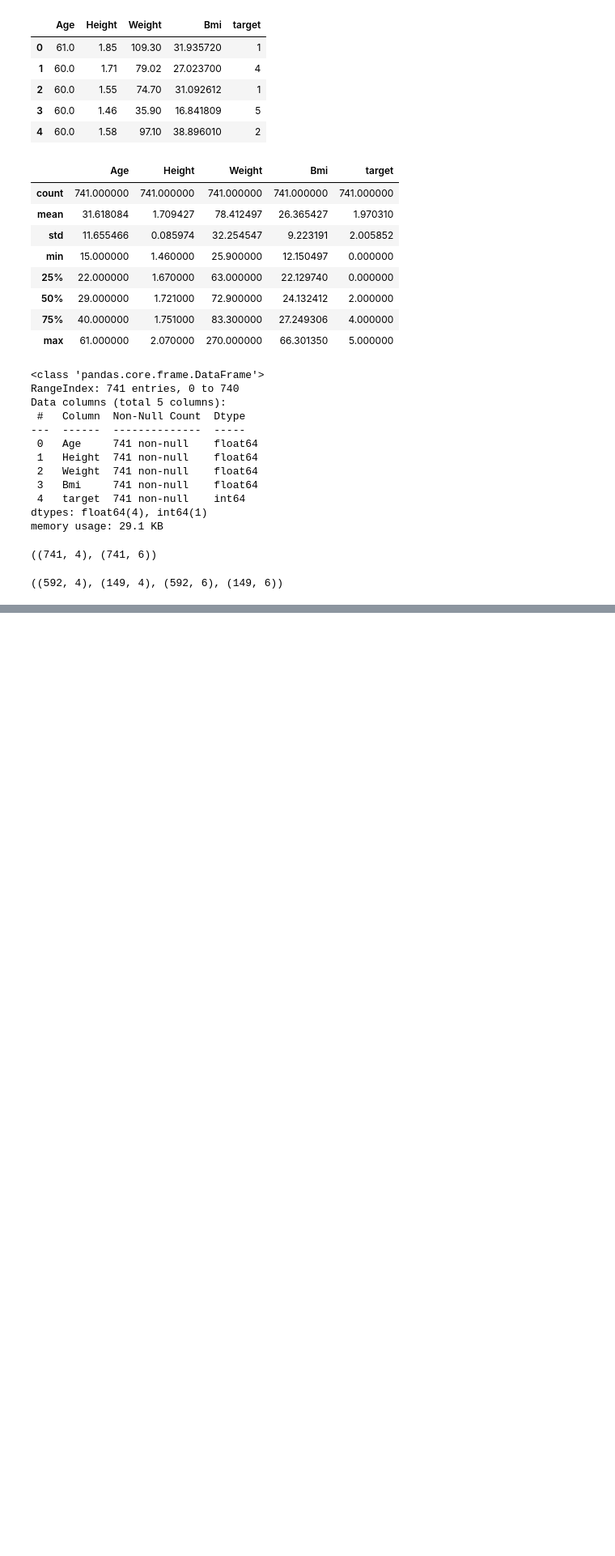
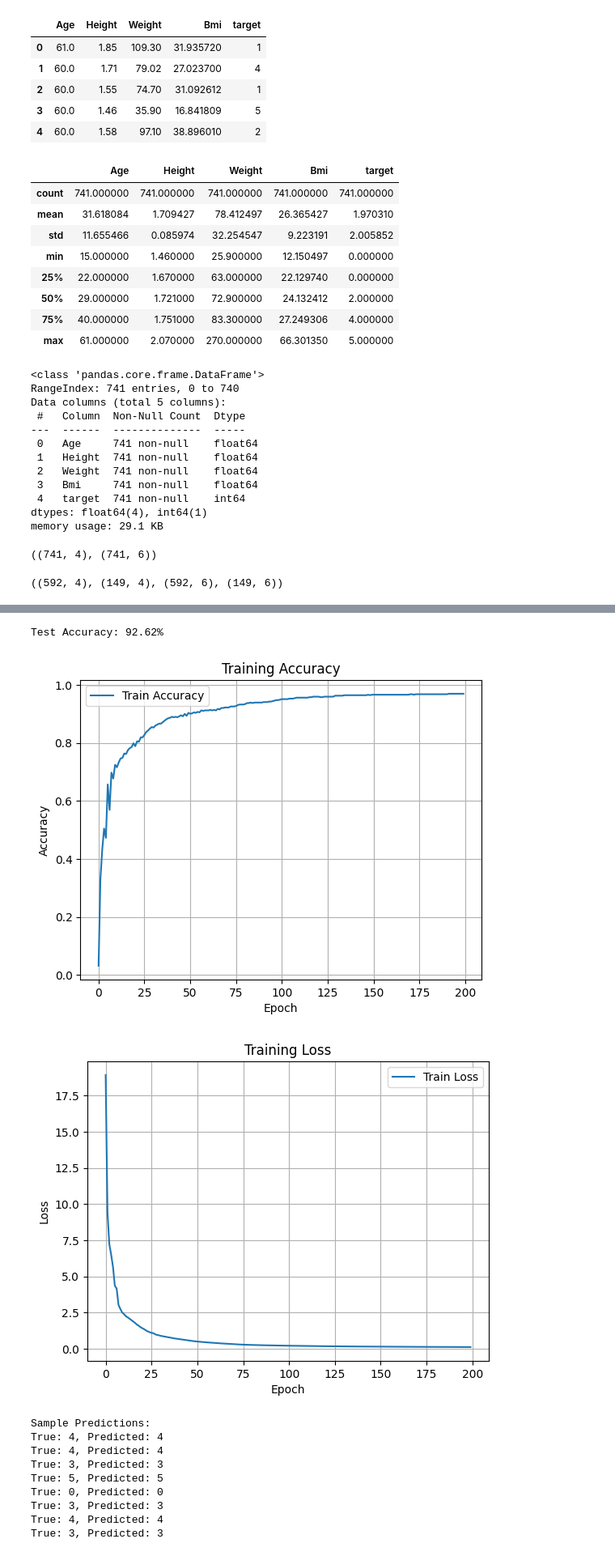
Before and after one commit to jenishit/NeuralNetwork, a Jupyter notebook: Multilayer_Perceptron_Iris_Dataset.ipynb, the cells around one changed output, grey strips where cells are left out. Shown at 81% size. Drawn from its saved outputs; the diff is of its cells as text; code cells hidden in the pictures; blank space fills up the shorter version.

```diff
--- a/Multilayer_Perceptron_Iris_Dataset.ipynb
+++ b/Multilayer_Perceptron_Iris_Dataset.ipynb
@@ -175,0 +235,3 @@ Best model test accuracy: 99.33%
+# %%
+# Train-test split
+X_train, X_test, y_train, y_test = train_test_split(x_scaled, y_encoded, test_size=0.2, random_state=42)
@@ -175,0 +253,20 @@ Best model test accuracy: 99.33%
+# %%
+# Network architecture
+input_dim = X_train.shape[1]  # 4
+hidden1 = 64
+hidden2 = 32
+hidden3 = 16
+output_dim = 6
+lr = 0.01
+epochs = 200
+# %%
+# Initialize weights and biases
+np.random.seed(42)
+W1 = np.random.randn(input_dim, hidden1) * np.sqrt(2./input_dim)
+b1 = np.zeros((1, hidden1))
+W2 = np.random.randn(hidden1, hidden2)
+b2 = np.zeros((1, hidden2))
+W3 = np.random.randn(hidden2, hidden3)
+b3 = np.zeros((1, hidden3))
+W4 = np.random.randn(hidden3, output_dim)
+b4 = np.zeros((1, output_dim))
@@ -175,0 +352,49 @@ Best model test accuracy: 99.33%
+# %%
+# Evaluate on test data
+z1 = np.dot(X_test, W1) + b1
+a1 = relu(z1)
+z2 = np.dot(a1, W2) + b2
+a2 = relu(z2)
+z3 = np.dot(a2, W3) + b3
+a3 = relu(z3)
+z4 = np.dot(a3, W4) + b4
+y_test_pred = softmax(z4)
+
+test_accuracy = accuracy_score(np.argmax(y_test, axis=1), np.argmax(y_test_pred, axis=1))
+print(f"\nTest Accuracy: {test_accuracy * 100:.2f}%")
+# %% [output]
+Test Accuracy: 92.62%
+# %%
+# Plotting
+plt.plot(train_acc_history, label='Train Accuracy')
+plt.title("Training Accuracy")
+plt.xlabel("Epoch")
+plt.ylabel("Accuracy")
+plt.grid(True)
+plt.legend()
+plt.show()
+
+plt.plot(train_loss_history, label='Train Loss')
+plt.title("Training Loss")
+plt.xlabel("Epoch")
+plt.ylabel("Loss")
+plt.grid(True)
+plt.legend()
+plt.show()
+
+# Sample predictions
+print("\nSample Predictions:")
+for i in range(8):
+    print(f"True: {np.argmax(y_test[i])}, Predicted: {np.argmax(y_test_pred[i])}")
+# %% [output]
+[figure, added]
+[figure, added]
+Sample Predictions:
+True: 4, Predicted: 4
+True: 4, Predicted: 4
+True: 3, Predicted: 3
+True: 5, Predicted: 5
+True: 0, Predicted: 0
+True: 3, Predicted: 3
+True: 4, Predicted: 4
+True: 3, Predicted: 3
```
Also changed, not shown: parts of 19 cells of this notebook, 2 other files.
